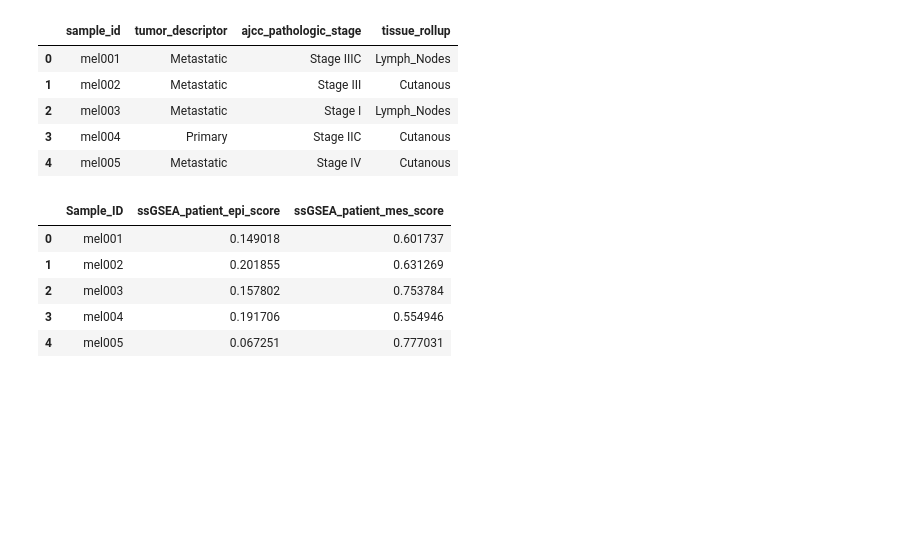
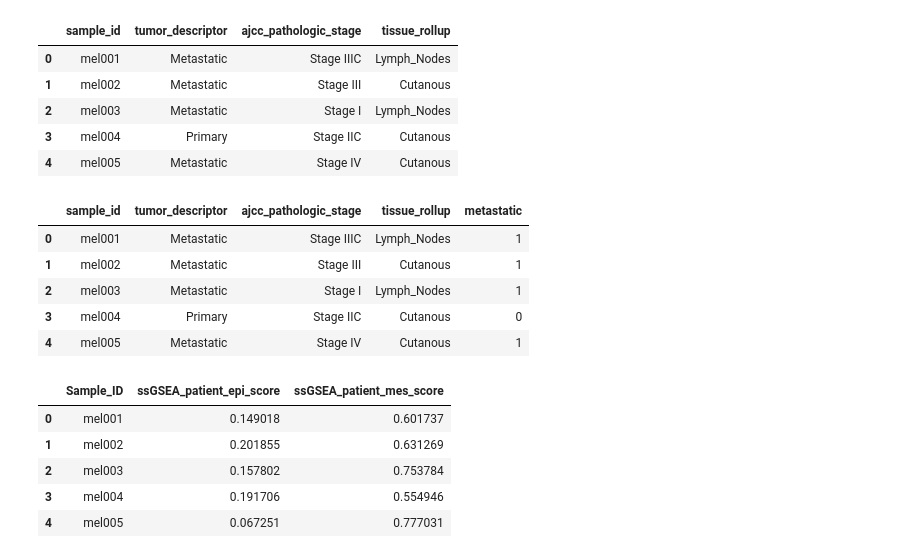
Before and after one commit to SciOmics/TCGA_Melanoma_RNASeq, a Jupyter notebook: code/11_Neural_Net.ipynb, the cells around one changed output. Cells and saved outputs as stored; diff of their text form; code cells hidden in the pictures; blank space fills up the shorter version.

```diff
--- a/code/11_Neural_Net.ipynb
+++ b/code/11_Neural_Net.ipynb
@@ -18,6 +18,26 @@ sample_metadata.head()
 | 2 | mel003 | Metastatic | Stage I | Lymph_Nodes |
 | 3 | mel004 | Primary | Stage IIC | Cutanous |
 | 4 | mel005 | Metastatic | Stage IV | Cutanous |
+# %%
+#one hot encode tumor_descriptor
+
+def metastatic_status(row):
+    if row["tumor_descriptor"] == "Metastatic":
+        val = 1
+    else:
+        val = 0
+    return val
+
+sample_metadata["metastatic"] = sample_metadata.apply(metastatic_status, axis = 1)
+
+sample_metadata.head()
+# %% [output]
+|  | sample_id | tumor_descriptor | ajcc_pathologic_stage | tissue_rollup | metastatic |
+| 0 | mel001 | Metastatic | Stage IIIC | Lymph_Nodes | 1 |
+| 1 | mel002 | Metastatic | Stage III | Cutanous | 1 |
+| 2 | mel003 | Metastatic | Stage I | Lymph_Nodes | 1 |
+| 3 | mel004 | Primary | Stage IIC | Cutanous | 0 |
+| 4 | mel005 | Metastatic | Stage IV | Cutanous | 1 |
 # %%
 #epi_mes_score = pd.read_csv("outputs/epi_mes_signature_scores.csv", usecols=lambda x: x != "Unnamed: 0")
 epi_mes_score = pd.read_csv("outputs/epi_mes_signature_scores.csv", usecols = ["Sample_ID", "ssGSEA_patient_epi_score", "ssGSEA_patient_mes_score"])
```
Also changed, not shown: parts of 2 cells of this notebook.
